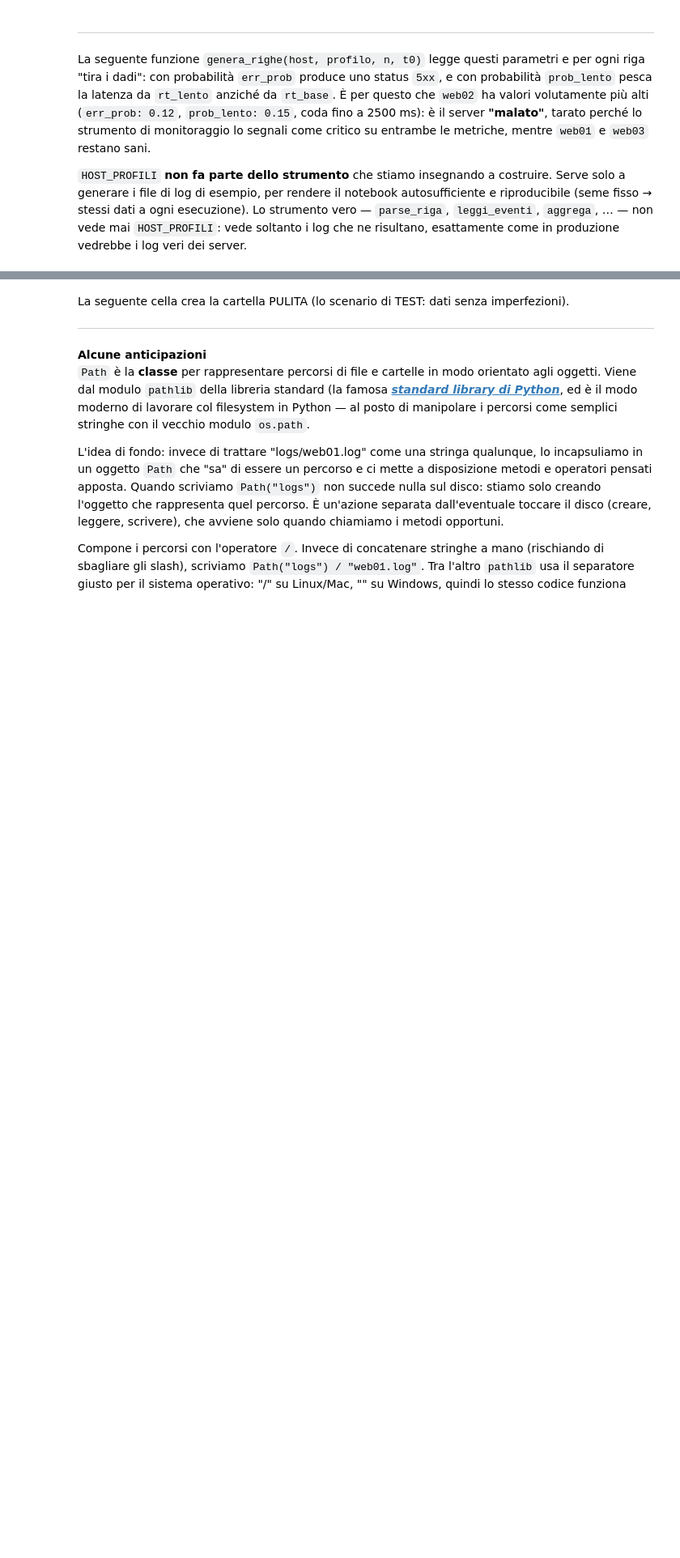
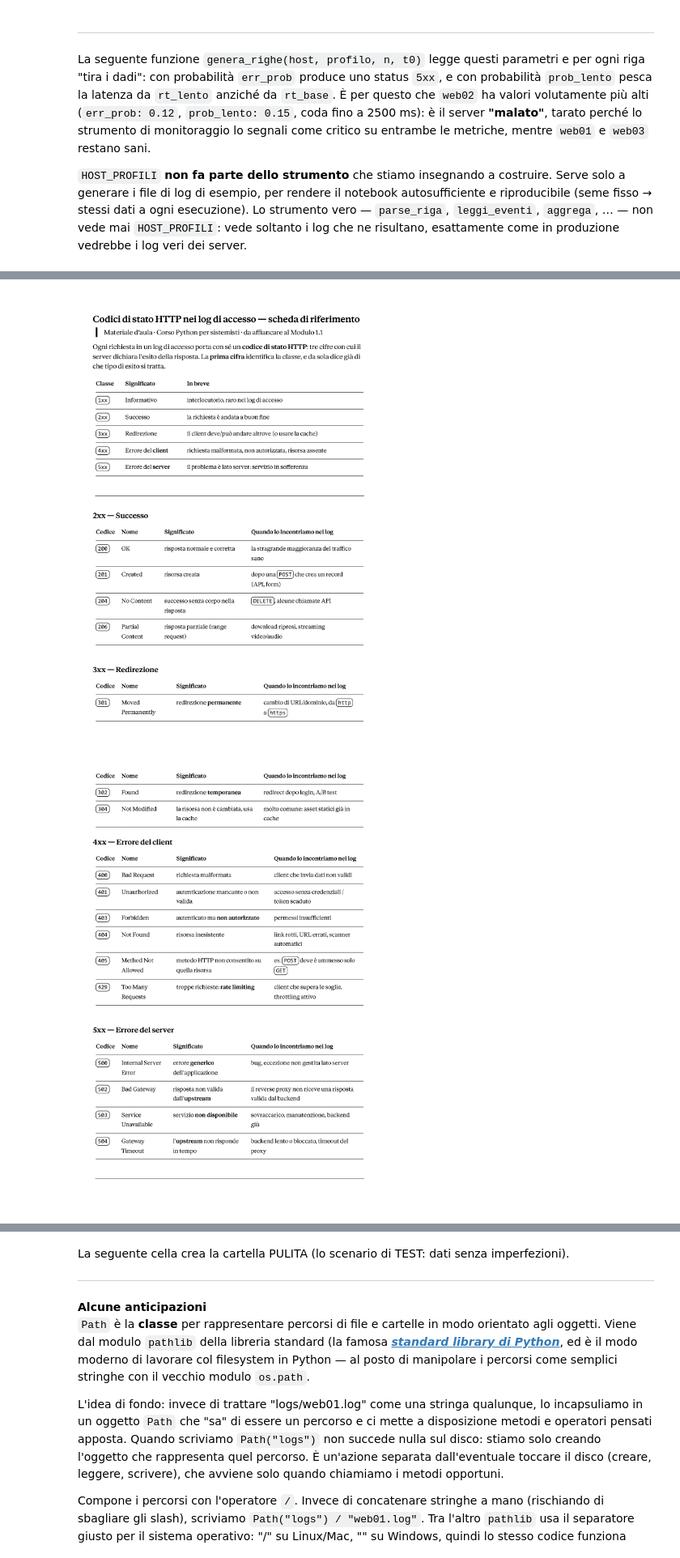
Before and after one commit to antonio-corsi/Repo-corso-Python-per-sistemisti-VTS, a Jupyter notebook: giorno1_dallo_script_allo_strumento.ipynb, the cells around one changed output, grey strips where cells are left out. Shown at 81% size. Cells and saved outputs as stored; diff of their text form; code cells hidden in the pictures; blank space fills up the shorter version.

```diff
--- a/giorno1_dallo_script_allo_strumento.ipynb
+++ b/giorno1_dallo_script_allo_strumento.ipynb
@@ -253,0 +697,10 @@ def genera_righe(host, profilo, n, t0):
+# %%
+!pip install pymupdf
+import fitz                                  # PyMuPDF
+from IPython.display import Image, display
+
+doc = fitz.open("/content/codici_http_riferimento.pdf")    # <-- metti qui il nome reale del tuo PDF
+for pagina in doc:
+    pix = pagina.get_pixmap(dpi=150)         # alza il dpi (es. 200) per più nitidezza
+    display(Image(data=pix.tobytes("png")))
+# %% [output]
@@ -253,0 +708,2 @@ def genera_righe(host, profilo, n, t0):
+[figure, added]
+[figure, added]
```
Also changed, not shown: parts of 74 cells of this notebook, 2 other files.
